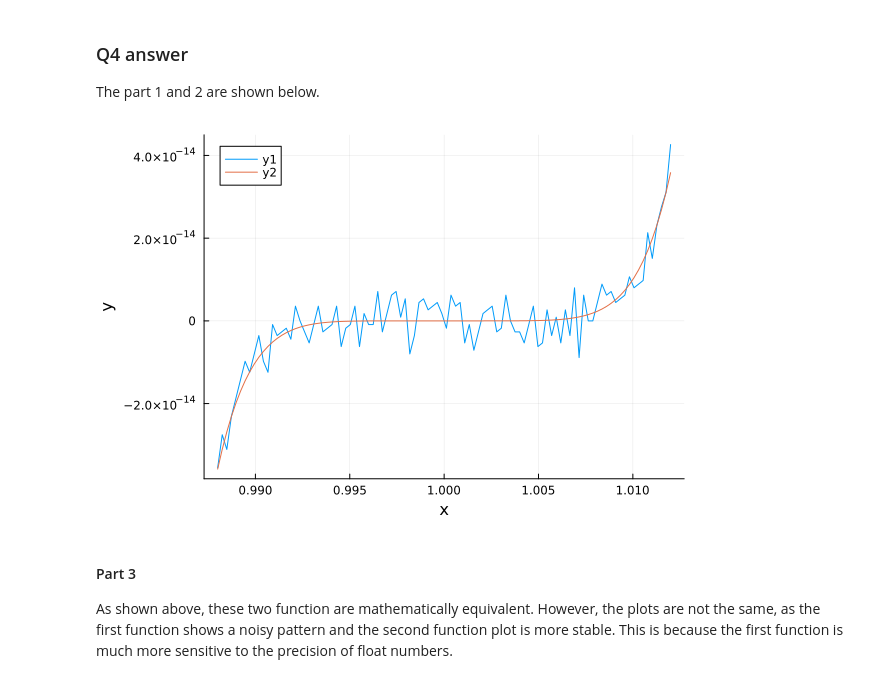
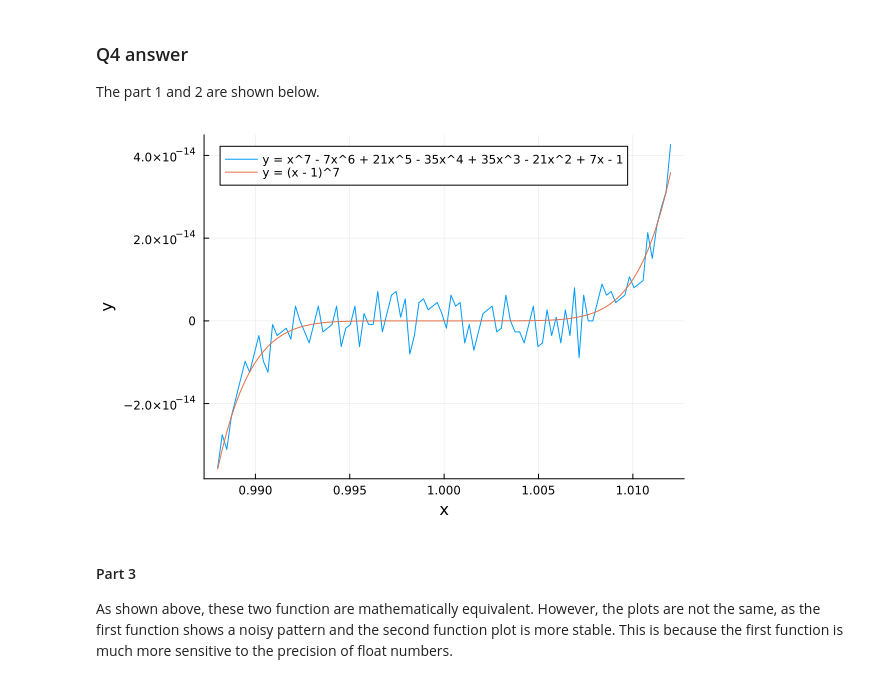
Before and after one commit to yuyuan-lin/biostat-257-2023-spring, a Jupyter notebook: hw1/hw01sol.ipynb, the cells around one changed output. Saved outputs shown, nothing was run; the diff lists cells and outputs as text; code cells hidden in the pictures.

```diff
--- a/hw1/hw01sol.ipynb
+++ b/hw1/hw01sol.ipynb
@@ -243,15 +243,17 @@ The part 1 and 2 are shown below.
 # %%
 # generate the data
 x = range(start = 0.988, stop = 1.012, length = 100)
 y1 = x.^7 .- 7x.^6 .+ 21x.^5 .- 35x.^4 .+ 35x.^3 .- 21x.^2 .+ 7x .- 1
 y2 = (x .- 1).^7
 
 # plot
 using Plots
-plot(x, y1, xlabel = "x", ylabel = "y", legend =:topleft)
-plot!(x, y2)
+plot(x, y1, xlabel = "x", ylabel = "y", legend =:topleft,
+     label = "y = x^7 - 7x^6 + 21x^5 - 35x^4 + 35x^3 - 21x^2 + 7x - 1")
+plot!(x, y2,
+      label = "y = (x - 1)^7")
 # %% [output]
-[figure, old version]
+[figure, new version]
 # %% [markdown]
 #### Part 3
 As shown above, these two function are mathematically equivalent. However, the plots are not the same, as the first function shows a noisy pattern and the second function plot is more stable. This is because the first function is much more sensitive to the precision of float numbers.
```
Also changed, not shown: parts of 1 cell of this notebook, 1 other file.
